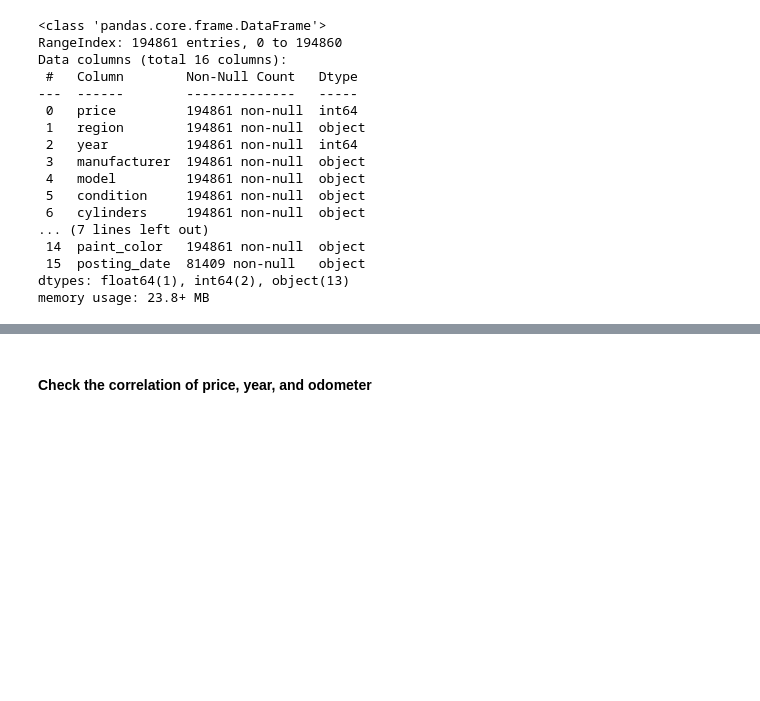
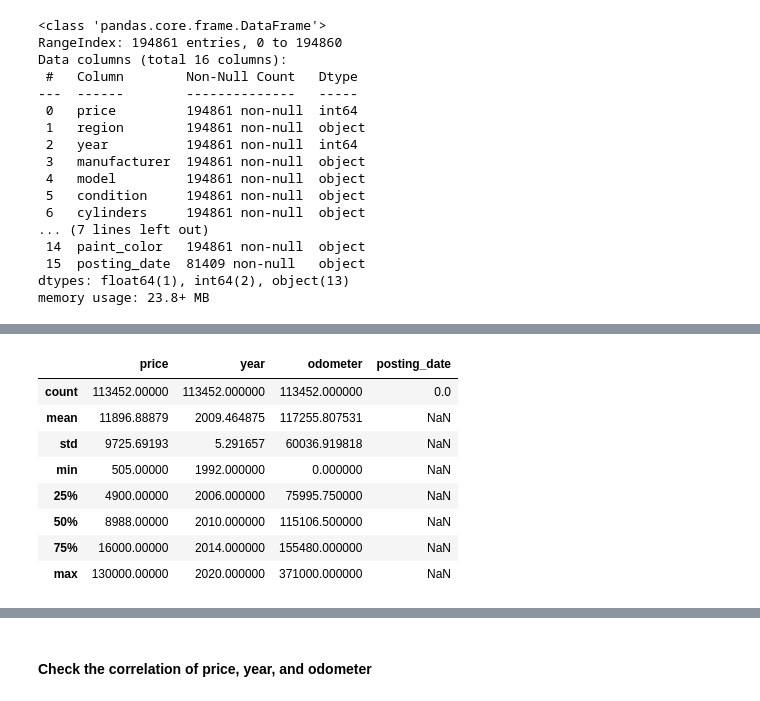
Before and after one commit to datascian/Predicting-the-Price-Range-of-Used-Cars, a Jupyter notebook: EDA.ipynb, the cells around one changed output, grey strips where cells are left out. Cells and saved outputs as stored; diff of their text form; code cells hidden in the pictures; blank space fills up the shorter version.

```diff
--- a/EDA.ipynb
+++ b/EDA.ipynb
@@ -57,0 +77,12 @@ memory usage: 23.8+ MB
+# %%
+prepandemic_data.describe()
+# %% [output]
+|  | price | year | odometer | posting_date |
+| count | 113452.00000 | 113452.000000 | 113452.000000 | 0.0 |
+| mean | 11896.88879 | 2009.464875 | 117255.807531 | NaN |
+| std | 9725.69193 | 5.291657 | 60036.919818 | NaN |
+| min | 505.00000 | 1992.000000 | 0.000000 | NaN |
+| 25% | 4900.00000 | 2006.000000 | 75995.750000 | NaN |
+| 50% | 8988.00000 | 2010.000000 | 115106.500000 | NaN |
+| 75% | 16000.00000 | 2014.000000 | 155480.000000 | NaN |
+| max | 130000.00000 | 2020.000000 | 371000.000000 | NaN |
```
Also changed, not shown: parts of 8 cells of this notebook.
